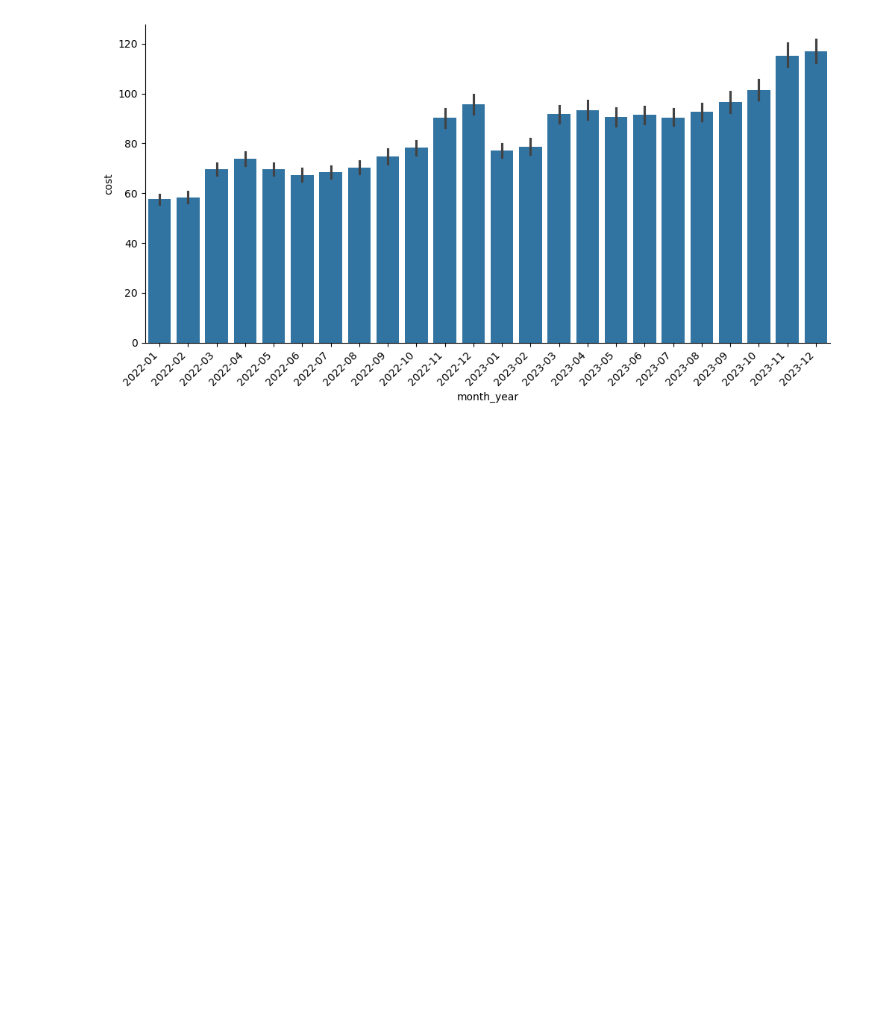
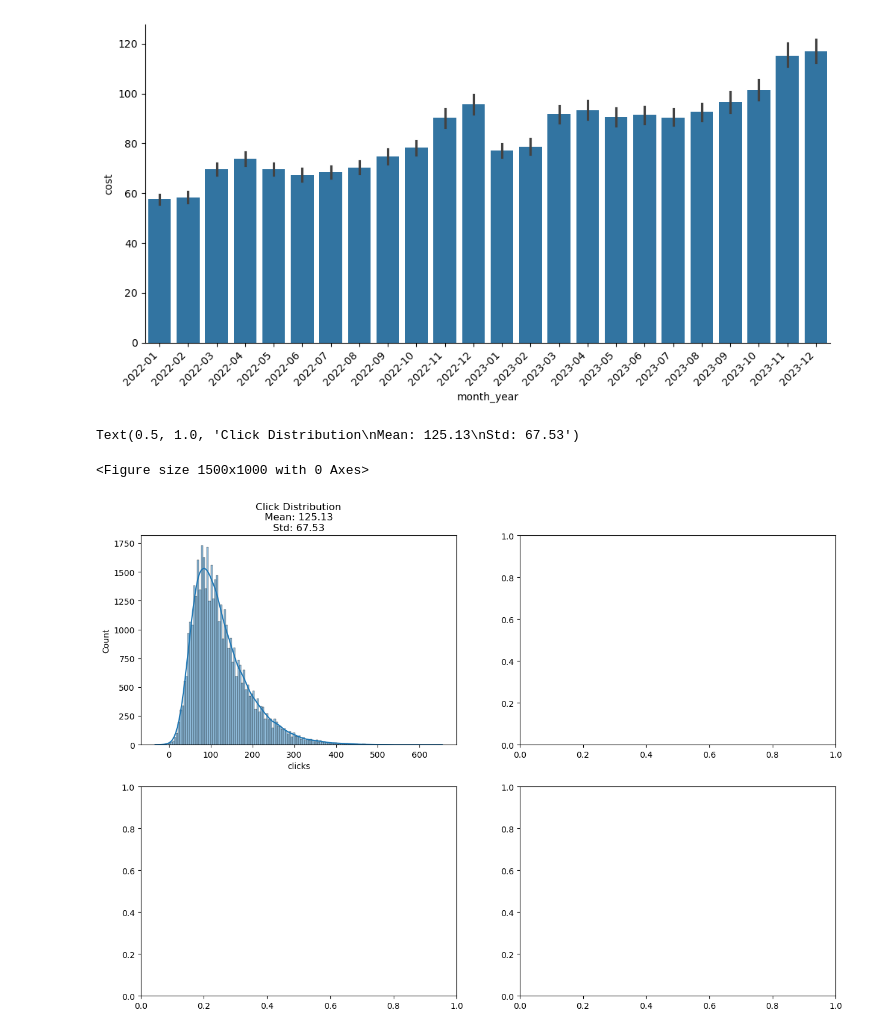
Before and after one commit to rakeshtparayil/marketing_analytics, a Jupyter notebook: marketing_new.ipynb, the cells around one changed output. Saved outputs shown, nothing was run; the diff lists cells and outputs as text; code cells hidden in the pictures; blank space fills up the shorter version.

Commit message:
new_graphs

```diff
--- a/marketing_new.ipynb
+++ b/marketing_new.ipynb
@@ -155,3 +155,17 @@ plot.set_xticklabels(rotation=45, ha='right')
 plt.show()
 # %% [output]
 [figure]
+# %%
+# Distribution Analysis
+plt.figure(figsize=(15, 10))
+
+# Create subplot grid
+fig, ((ax1, ax2), (ax3, ax4)) = plt.subplots(2, 2, figsize=(15, 10))
+
+# Distribution plots with statistical info
+sns.histplot(data=mktg, x='clicks', kde=True, ax=ax1)
+ax1.set_title(f'Click Distribution\nMean: {mktg.clicks.mean():.2f}\nStd: {mktg.clicks.std():.2f}')
+# %% [output]
+Text(0.5, 1.0, 'Click Distribution\nMean: 125.13\nStd: 67.53')
+<Figure size 1500x1000 with 0 Axes>
+[figure, added]
```
